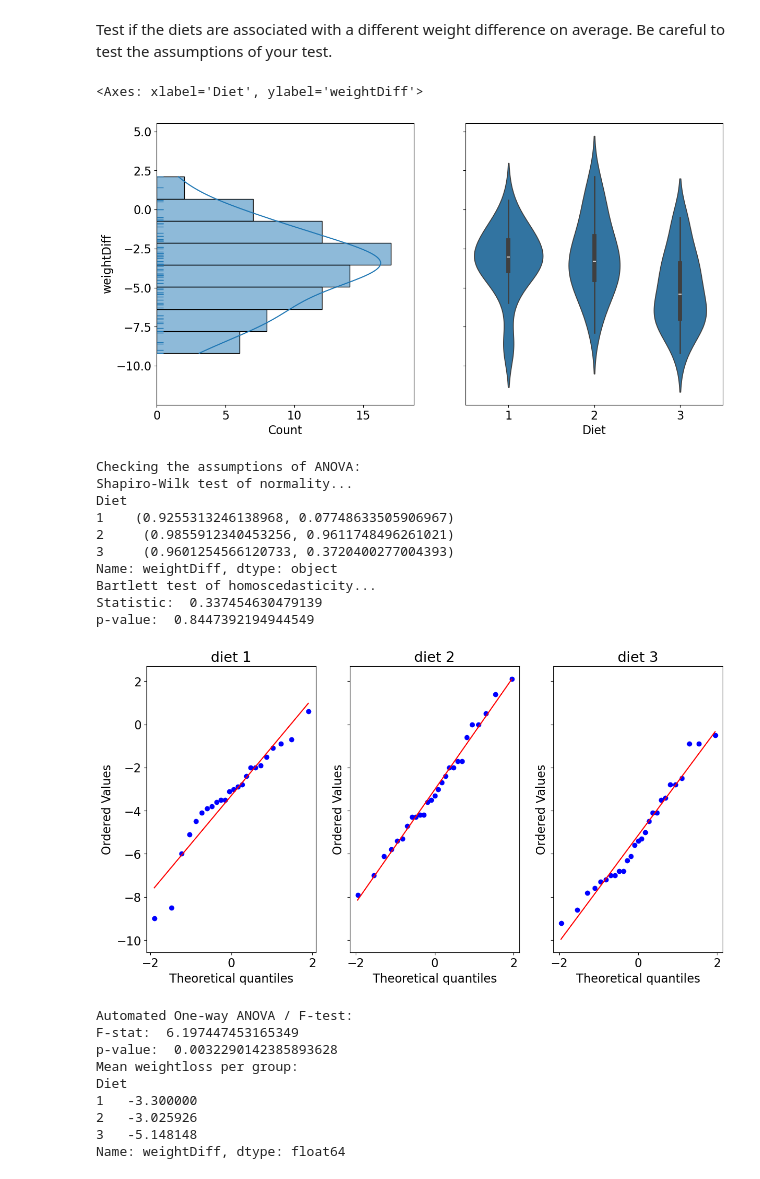
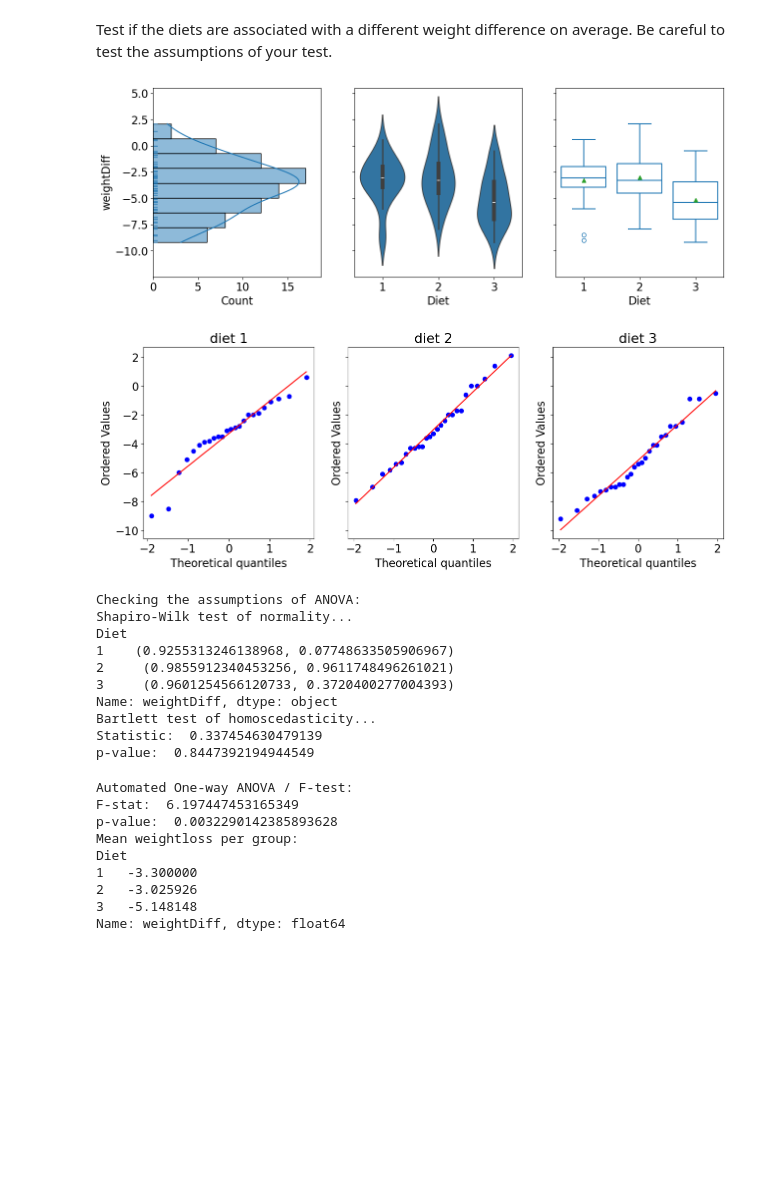
Before and after one commit to bioinfocz/IMG-Statistics-in-Python-Course, a Jupyter notebook: 03_distribution_and_statistical_tests_continued.ipynb, the cells around one changed output. Cells and saved outputs as stored; diff of their text form; code cells hidden in the pictures; blank space fills up the shorter version.

```diff
--- a/03_distribution_and_statistical_tests_continued.ipynb
+++ b/03_distribution_and_statistical_tests_continued.ipynb
@@ -10,7 +10,7 @@ import numpy as np
 
 ### This is some configuration to make the plots work better when presenting online
 import matplotlib.pylab as pylab
-pylab.rcParams['figure.figsize'] = 8, 8
+pylab.rcParams['figure.figsize'] = 6, 6
 plt.rc("font", size=16)
 # %% [markdown]
 Now that we have seen the basis of statistical hypothesis testing, let's review some of the most used ones.
@@ -714,29 +719,31 @@ Be careful to test the assumptions of your test.
 # First, a little plot to meet the data...
 # Create a solution here:
 # %%
-# %load -r 1-7 solutions/solution_03_03.py
+# %load -r 1-8 solutions/solution_03_03.py
 ## First, a little plot to meet the data:
-fig, axes = plt.subplots(1, 2, figsize=(14,7), sharey=True)
+fig, axes = plt.subplots(1, 3, figsize=(15,5), sharey=True)
 
 sns.histplot(y=df['weightDiff'], kde=True, ax = axes[0])
 sns.rugplot(y=df['weightDiff'], ax = axes[0])
 sns.violinplot(x='Diet', y='weightDiff', data=df, ax = axes[1])
+sns.boxplot(x='Diet', y='weightDiff', data=df, fill=False, showmeans=True, ax = axes[2])
+plt.show()
 # %% [output]
-<Axes: xlabel='Diet', ylabel='weightDiff'>
-[figure, old version]
+[figure, new version]
 # %%
 # Test the assumptions for ANOVA...
 # Create a solution here:
 # %%
-# %load -r 8-30 solutions/solution_03_03.py
+# %load -r 9-31 solutions/solution_03_03.py
 ## Test the assumptions for ANOVA:
 # QQplots
-fig, axes = plt.subplots(1, 3, figsize=(14,7), sharey=True)
+fig, axes = plt.subplots(1, 3, figsize=(15,5), sharey=True)
 
 # There are 3 levels of diet: 1, 2, and 3
 for i, diet in enumerate([1,2,3]):
     stats.probplot(df.loc[df.Diet == diet, 'weightDiff'], plot=axes[i])
     axes[i].set_title("diet " + str(diet))
+plt.show()
 
 # Using groupby, we can apply the test function to each condition automatically:
 print('Checking the assumptions of ANOVA:')
@@ -752,6 +759,7 @@ stat, pval = stats.bartlett(df['weightDiff'][df['Diet'] == 1],
 print('Statistic: ', stat)
 print('p-value: ', pval)
 # %% [output]
+[figure, new version]
 Checking the assumptions of ANOVA:
 Shapiro-Wilk test of normality...
 Diet
@@ -762,7 +770,6 @@ Name: weightDiff, dtype: object
 Bartlett test of homoscedasticity...
 Statistic:  0.337454630479139
 p-value:  0.8447392194944549
-[figure, old version]
 # %%
 # Perform the ANOVA test...
 # Create a solution here:
```
Also changed, not shown: parts of 18 cells of this notebook, 1 other file.
